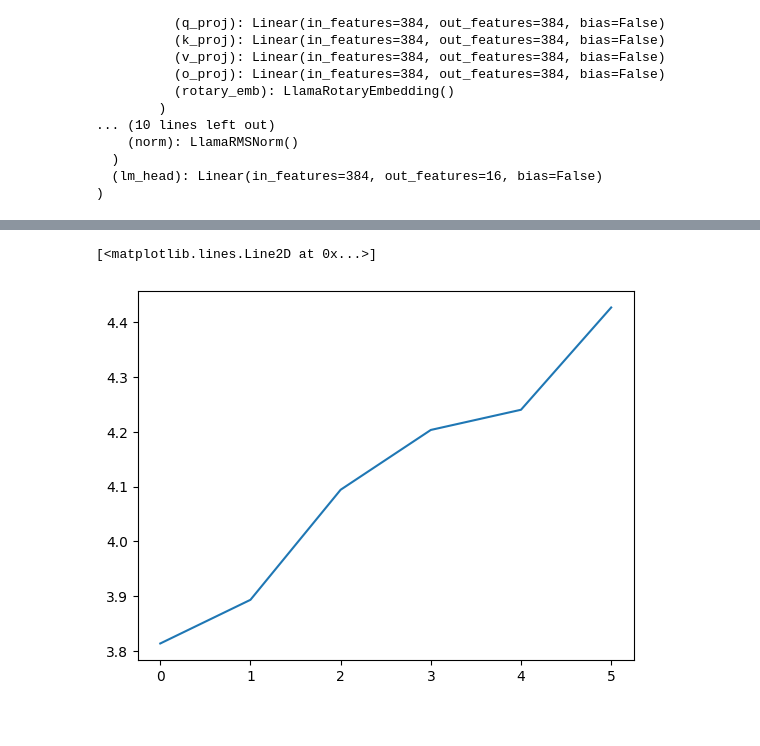
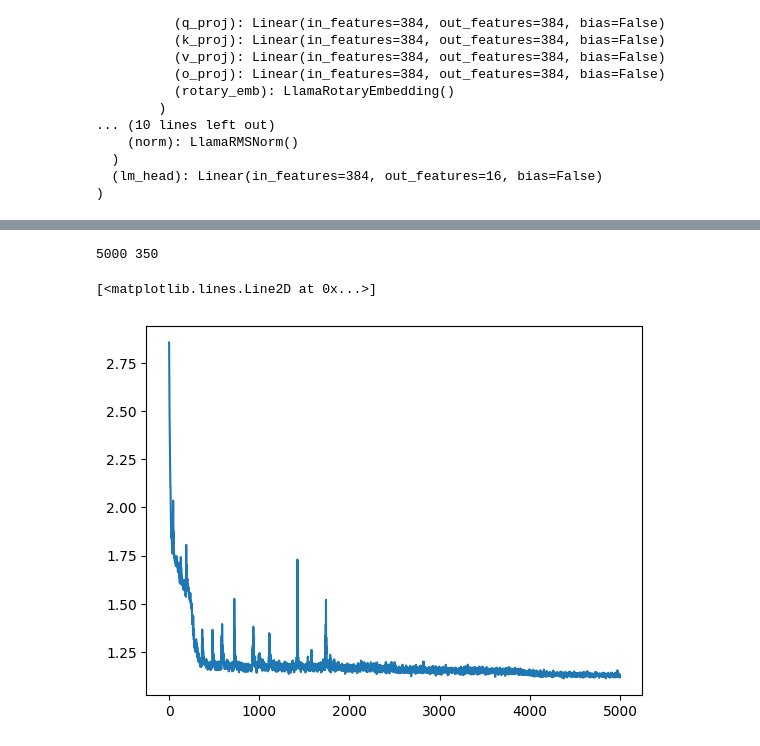
Before and after one commit to GaPaLa/Math-GPT, a Jupyter notebook: visualize_activations_vanilla.ipynb, the cells around one changed output, grey strips where cells are left out. Cells and saved outputs as stored; diff of their text form; code cells hidden in the pictures.

```diff
--- a/visualize_activations_vanilla.ipynb
+++ b/visualize_activations_vanilla.ipynb
@@ -165,3 +224,12 @@ LlamaForCausalLM(
   )
   (lm_head): Linear(in_features=384, out_features=16, bias=False)
 )
+# %%
+import random
+
+eval_pairs = []
+
+for i in range((2000//batch_size)*batch_size):
+    eval_pairs.append((random.randint(0, 999), random.randint(0, 999)))
+
+len(eval_pairs)
@@ -321,6 +405,8 @@ KeyboardInterrupt:
 # %%
 import matplotlib.pyplot as plt
-plt.plot(eval_losses)
+print(len(losses), len(eval_losses))
+plt.plot(losses)
 # %% [output]
-[<matplotlib.lines.Line2D at 0x...>]
+5000 350
+[<matplotlib.lines.Line2D at 0x...>]
-[figure, old version]
+[figure, new version]
```
Also changed, not shown: parts of 10 cells of this notebook.
